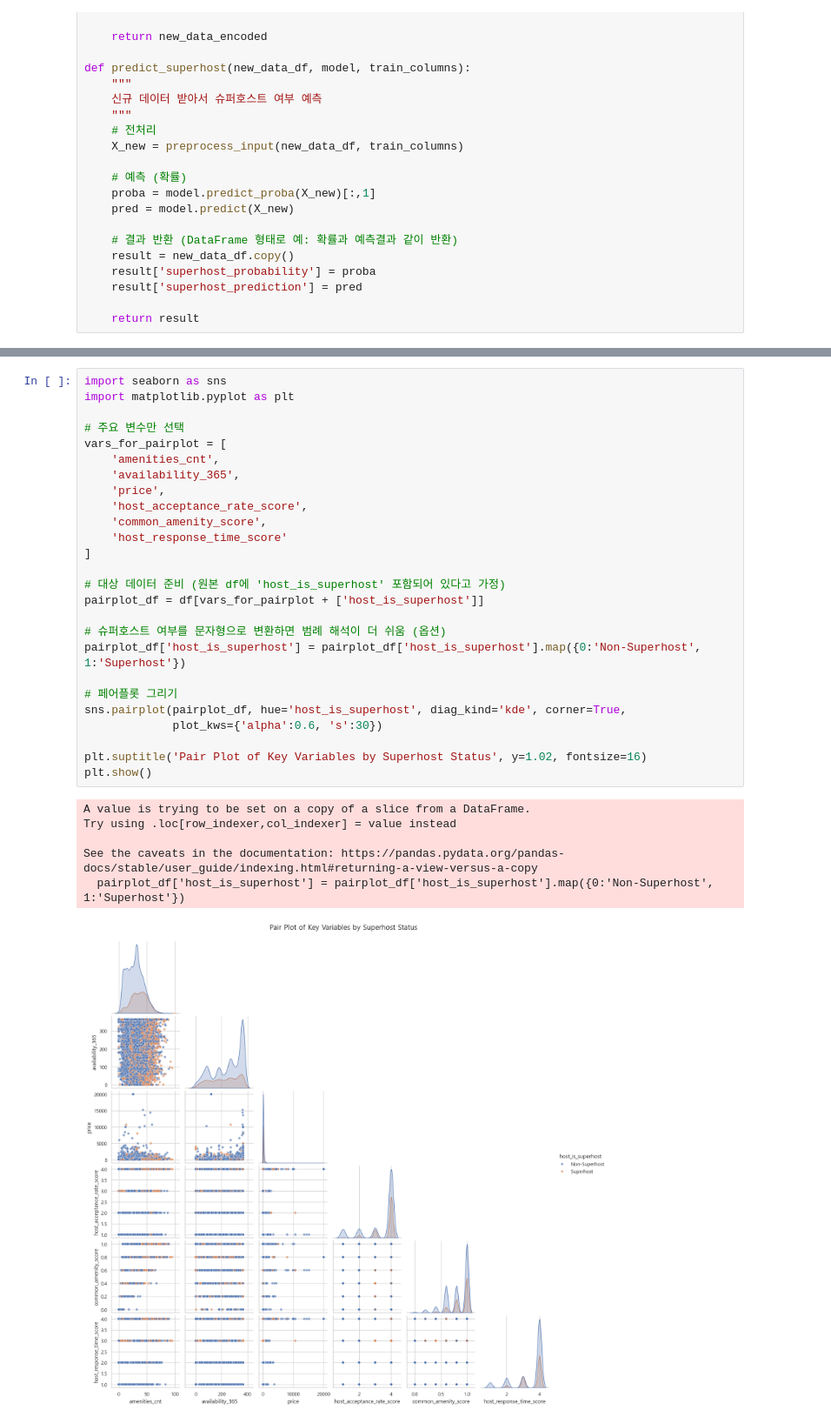
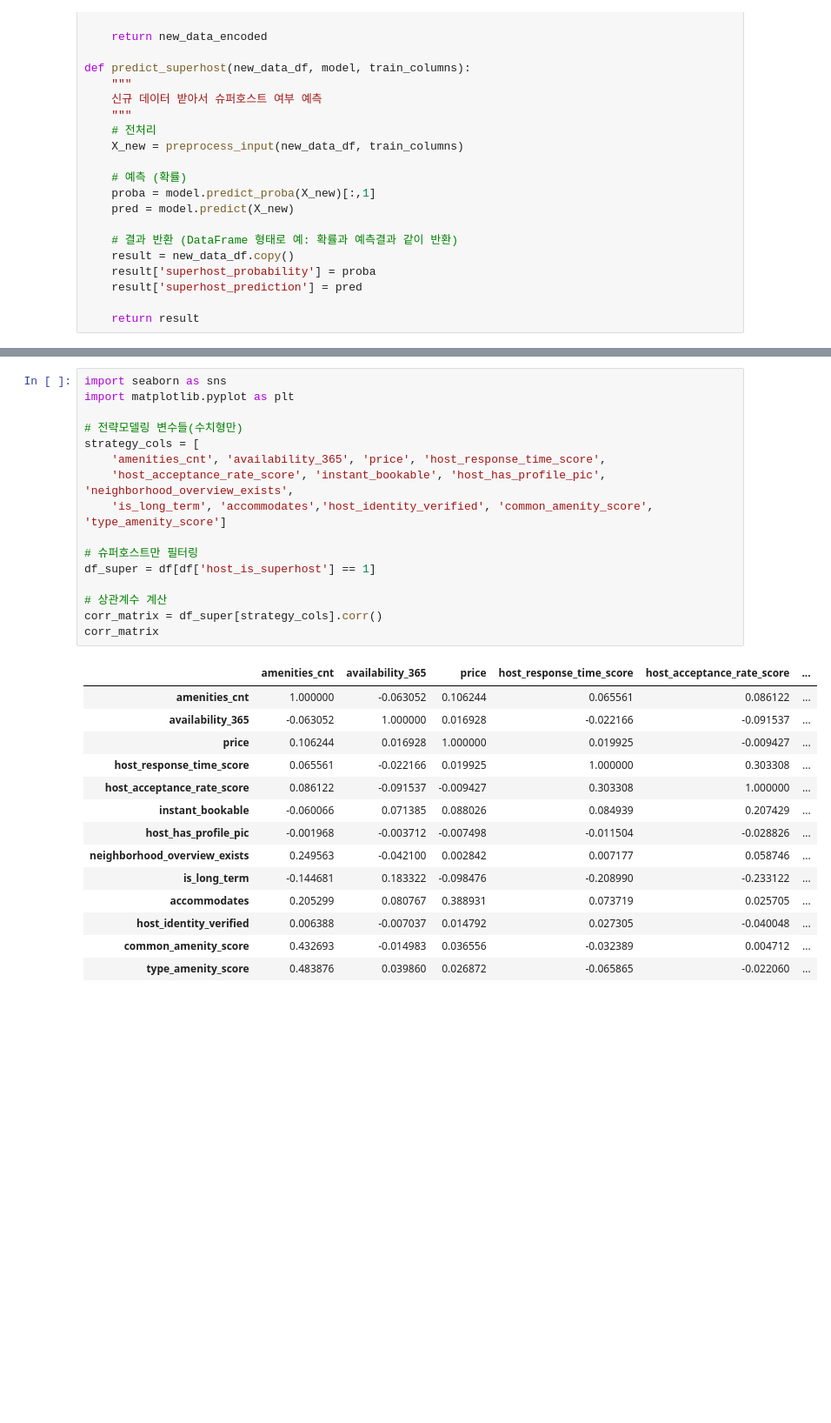
Before and after one commit to jiwon512/advanced_project, a Jupyter notebook: hayoung/2/superhost.ipynb, the cells around one changed output, grey strips where cells are left out. Shown at 87% size. Saved outputs shown, nothing was run; the diff lists cells and outputs as text; blank space fills up the shorter version.

```diff
--- a/hayoung/2/superhost.ipynb
+++ b/hayoung/2/superhost.ipynb
@@ -1624,33 +1653,31 @@ print(result_df[['superhost_probability', 'superhost_prediction']])
-# %%
-import seaborn as sns
-import matplotlib.pyplot as plt
-
-# 주요 변수만 선택
-vars_for_pairplot = [
-    'amenities_cnt',
-    'availability_365',
-    'price',
-    'host_acceptance_rate_score',
-    'common_amenity_score',
-    'host_response_time_score'
-]
-
-# 대상 데이터 준비 (원본 df에 'host_is_superhost' 포함되어 있다고 가정)
-pairplot_df = df[vars_for_pairplot + ['host_is_superhost']]
-
-# 슈퍼호스트 여부를 문자형으로 변환하면 범례 해석이 더 쉬움 (옵션)
-pairplot_df['host_is_superhost'] = pairplot_df['host_is_superhost'].map({0:'Non-Superhost', 1:'Superhost'})
-
-# 페어플롯 그리기
-sns.pairplot(pairplot_df, hue='host_is_superhost', diag_kind='kde', corner=True,
-             plot_kws={'alpha':0.6, 's':30})
-
-plt.suptitle('Pair Plot of Key Variables by Superhost Status', y=1.02, fontsize=16)
-plt.show()
-# %% [output]
-A value is trying to be set on a copy of a slice from a DataFrame.
-Try using .loc[row_indexer,col_indexer] = value instead
-
-See the caveats in the documentation: https://pandas.pydata.org/pandas-docs/stable/user_guide/indexing.html#returning-a-view-versus-a-copy
-  pairplot_df['host_is_superhost'] = pairplot_df['host_is_superhost'].map({0:'Non-Superhost', 1:'Superhost'})
-[figure, removed]
+# %%
+import seaborn as sns
+import matplotlib.pyplot as plt
+
+# 전략모델링 변수들(수치형만)
+strategy_cols = [
+    'amenities_cnt', 'availability_365', 'price', 'host_response_time_score',
+    'host_acceptance_rate_score', 'instant_bookable', 'host_has_profile_pic', 'neighborhood_overview_exists',
+    'is_long_term', 'accommodates','host_identity_verified', 'common_amenity_score', 'type_amenity_score']
+
+# 슈퍼호스트만 필터링
+df_super = df[df['host_is_superhost'] == 1]
+
+# 상관계수 계산
+corr_matrix = df_super[strategy_cols].corr()
+corr_matrix
+# %% [output]
+|  | amenities_cnt | availability_365 | price | host_response_time_score | host_acceptance_rate_score | ... |
+| amenities_cnt | 1.000000 | -0.063052 | 0.106244 | 0.065561 | 0.086122 | ... |
+| availability_365 | -0.063052 | 1.000000 | 0.016928 | -0.022166 | -0.091537 | ... |
+| price | 0.106244 | 0.016928 | 1.000000 | 0.019925 | -0.009427 | ... |
+| host_response_time_score | 0.065561 | -0.022166 | 0.019925 | 1.000000 | 0.303308 | ... |
+| host_acceptance_rate_score | 0.086122 | -0.091537 | -0.009427 | 0.303308 | 1.000000 | ... |
+| instant_bookable | -0.060066 | 0.071385 | 0.088026 | 0.084939 | 0.207429 | ... |
+| host_has_profile_pic | -0.001968 | -0.003712 | -0.007498 | -0.011504 | -0.028826 | ... |
+| neighborhood_overview_exists | 0.249563 | -0.042100 | 0.002842 | 0.007177 | 0.058746 | ... |
+| is_long_term | -0.144681 | 0.183322 | -0.098476 | -0.208990 | -0.233122 | ... |
+| accommodates | 0.205299 | 0.080767 | 0.388931 | 0.073719 | 0.025705 | ... |
+| host_identity_verified | 0.006388 | -0.007037 | 0.014792 | 0.027305 | -0.040048 | ... |
+| common_amenity_score | 0.432693 | -0.014983 | 0.036556 | -0.032389 | 0.004712 | ... |
+| type_amenity_score | 0.483876 | 0.039860 | 0.026872 | -0.065865 | -0.022060 | ... |
```
Also changed, not shown: parts of 26 cells of this notebook.
